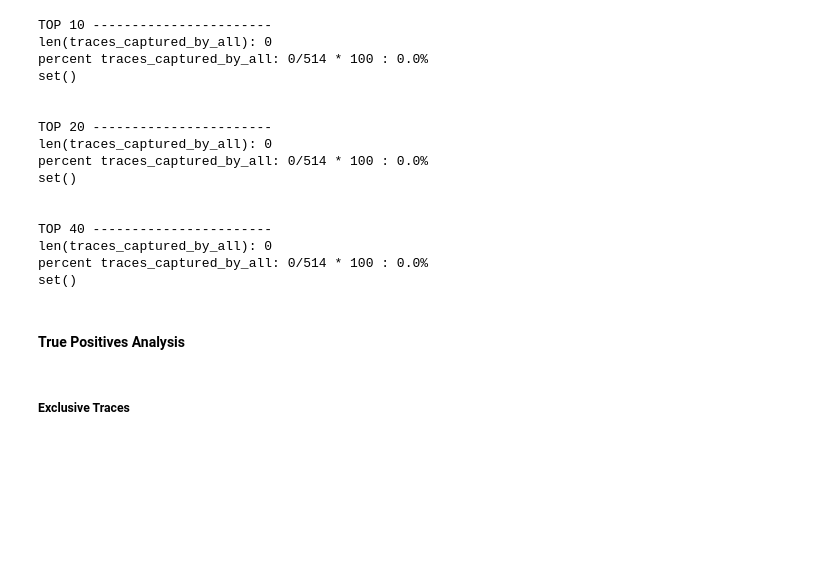
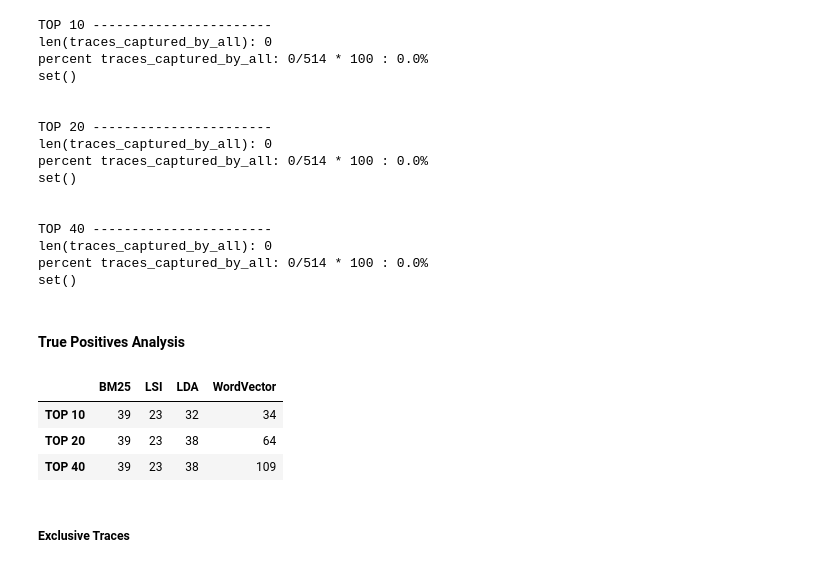
Before and after one commit to Pointpt/trace-link-recovery-study, a Jupyter notebook: notebooks/firefox_p2/tc_br_tracing/tc_br_runner.ipynb, the cells around one changed output. Cells and saved outputs as stored; diff of their text form; code cells hidden in the pictures; blank space fills up the shorter version.

```diff
--- a/notebooks/firefox_p2/tc_br_tracing/tc_br_runner.ipynb
+++ b/notebooks/firefox_p2/tc_br_tracing/tc_br_runner.ipynb
@@ -824,3 +819,36 @@ bm25_tp_set_t40, lsi_tp_set_t40, lda_tp_set_t40, wv_tp_set_t40 = aux_functions.g
+# %%
+bm25_tp_set_t10, lsi_tp_set_t10, lda_tp_set_t10, wv_tp_set_t10 = aux_functions.get_traces_set(retrieved_traces_df, 10, 'TP')
+bm25_tp_set_t20, lsi_tp_set_t20, lda_tp_set_t20, wv_tp_set_t20 = aux_functions.get_traces_set(retrieved_traces_df, 20, 'TP')
+bm25_tp_set_t40, lsi_tp_set_t40, lda_tp_set_t40, wv_tp_set_t40 = aux_functions.get_traces_set(retrieved_traces_df, 40, 'TP')
+
+#aux_functions.plot_venn_diagrams(TOP, bm25_tp_set_t5, lsi_tp_set_t5, lda_tp_set_t5, wv_tp_set_t5, 'True Positives')
+
+df = pd.DataFrame(index=['TOP 10', 'TOP 20', 'TOP 40'], columns=['BM25','LSI','LDA','WordVector'])
+
+df.at['TOP 10','BM25'] = len(bm25_tp_set_t10)
+df.at['TOP 20','BM25'] = len(bm25_tp_set_t20)
+df.at['TOP 40','BM25'] = len(bm25_tp_set_t40)
+
+df.at['TOP 10','LSI'] = len(lsi_tp_set_t10)
+df.at['TOP 20','LSI'] = len(lsi_tp_set_t20)
+df.at['TOP 40','LSI'] = len(lsi_tp_set_t40)
+
+df.at['TOP 10','LDA'] = len(lda_tp_set_t10)
+df.at['TOP 20','LDA'] = len(lda_tp_set_t20)
+df.at['TOP 40','LDA'] = len(lda_tp_set_t40)
+
+df.at['TOP 10','WordVector'] = len(wv_tp_set_t10)
+df.at['TOP 20','WordVector'] = len(wv_tp_set_t20)
+df.at['TOP 40','WordVector'] = len(wv_tp_set_t40)
+
+print()
+
+df
+# %% [output]
+|  | BM25 | LSI | LDA | WordVector |
+| TOP 10 | 39 | 23 | 32 | 34 |
+| TOP 20 | 39 | 23 | 38 | 64 |
+| TOP 40 | 39 | 23 | 38 | 109 |
 # %% [markdown]
 ##### Exclusive Traces
 # %%
```
Also changed, not shown: parts of 1 cell of this notebook.
